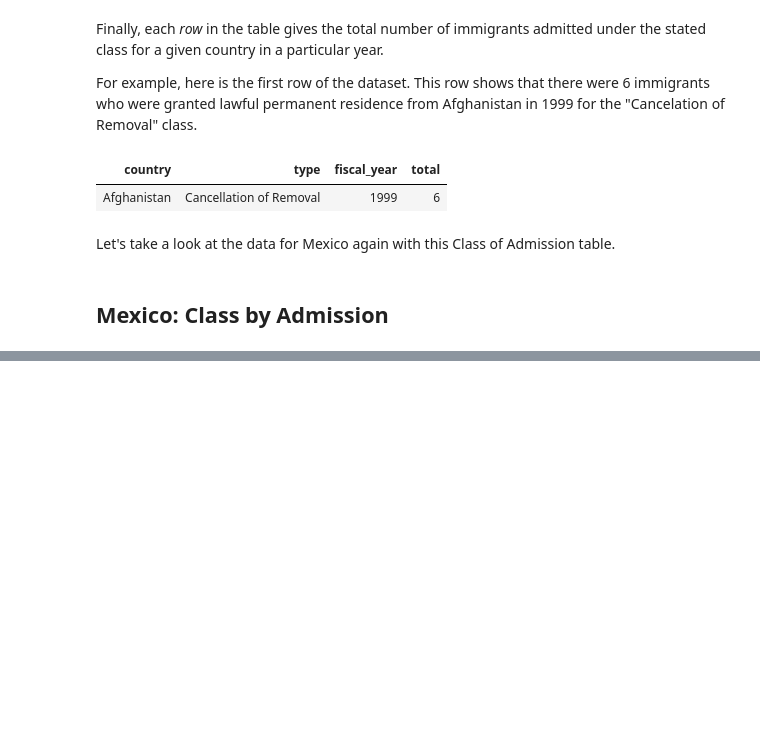
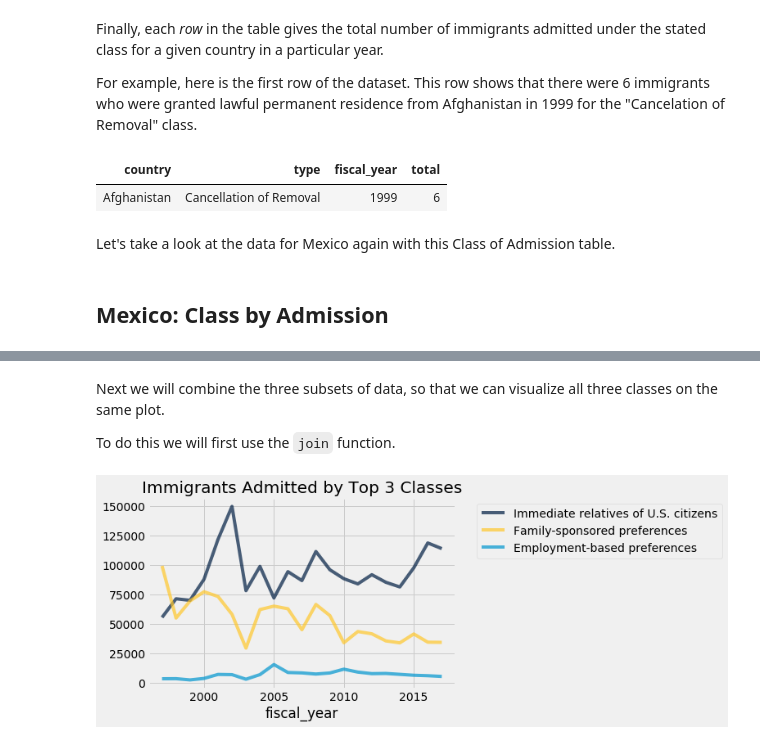
Before and after one commit to ds-modules/POLSCI-5, a Jupyter notebook: Immigration.ipynb, the cells around one changed output, grey strips where cells are left out. Saved outputs shown, nothing was run; the diff lists cells and outputs as text; code cells hidden in the pictures; blank space fills up the shorter version.

Commit message:
created visualizations for table 2

```diff
--- a/Immigration.ipynb
+++ b/Immigration.ipynb
@@ -281,0 +268,4 @@ mexico_class
+# %%
+#Shows only data for the Class Admission of Mexico
+mexico_class = class_perm.where('country', 'Mexico')
+mexico_class
@@ -281,0 +310,5 @@ mexico_class
+# %%
+immediate = mexico_class.where('type', 'Immediate relatives of U.S. citizens') #all of the data on Mexico with the given type
+family = mexico_class.where('type', 'Family-sponsored preferences') #all of the data on Mexico with the given type
+employment = mexico_class.where('type', 'Employment-based preferences') #all of the data on Mexico with the given type
+employment #displays the data on Mexico for the years where the type was employment-based preferences
@@ -281,0 +328,13 @@ mexico_class
+# %% [markdown]
+Next we will combine the three subsets of data, so that we can visualize all three classes on the same plot.
+
+To do this we will first use the `join` function.
+# %%
+grouped = immediate.join('fiscal_year', family).join('fiscal_year', employment)
+grouped = grouped.drop('country', 'country_2', 'country_3', 'country_4', 'type', 'type_2', 'type_3')
+grouped.relabel('total', 'Immediate relatives of U.S. citizens').relabel('total_2', 'Family-sponsored preferences').relabel('total_3', 'Employment-based preferences')
+grouped.plot('fiscal_year')
+plt.title('Immigrants Admitted by Top 3 Classes')
+plt.show()
+# %% [output]
+[figure, added]
```
Also changed, not shown: parts of 14 cells of this notebook.
